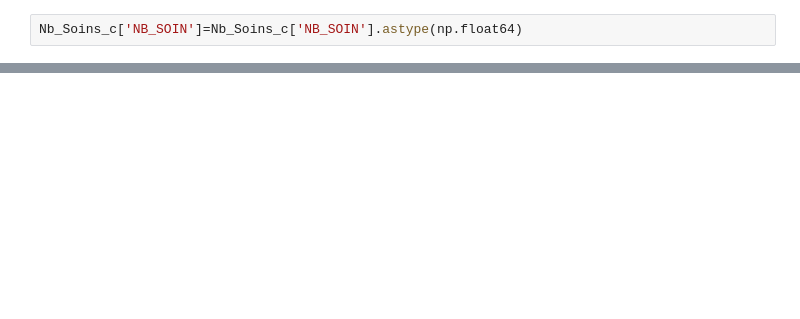
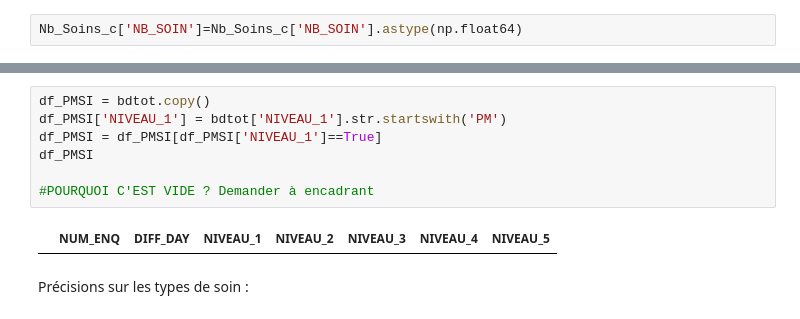
Before and after one commit to jmeynent/Analyse-Mort-Subite, a Jupyter notebook: Untitled.ipynb, the cells around one changed output, grey strips where cells are left out. Drawn from its saved outputs; the diff is of its cells as text; blank space fills up the shorter version.

```diff
--- a/Untitled.ipynb
+++ b/Untitled.ipynb
@@ -225,0 +183,11 @@ KeyError: "None of [Index([((-365.6, -183.3], (-1641.7, -1459.4], (-547.9, -365.
+# %%
+df_PMSI = bdtot.copy()
+df_PMSI['NIVEAU_1'] = bdtot['NIVEAU_1'].str.startswith('PM')
+df_PMSI = df_PMSI[df_PMSI['NIVEAU_1']==True]
+df_PMSI
+
+#POURQUOI C'EST VIDE ? Demander à encadrant
+# %% [output]
+|  | NUM_ENQ | DIFF_DAY | NIVEAU_1 | NIVEAU_2 | NIVEAU_3 | NIVEAU_4 | NIVEAU_5 |
+# %% [markdown]
+Précisions sur les types de soin :
```
Also changed, not shown: parts of 9 cells of this notebook.
